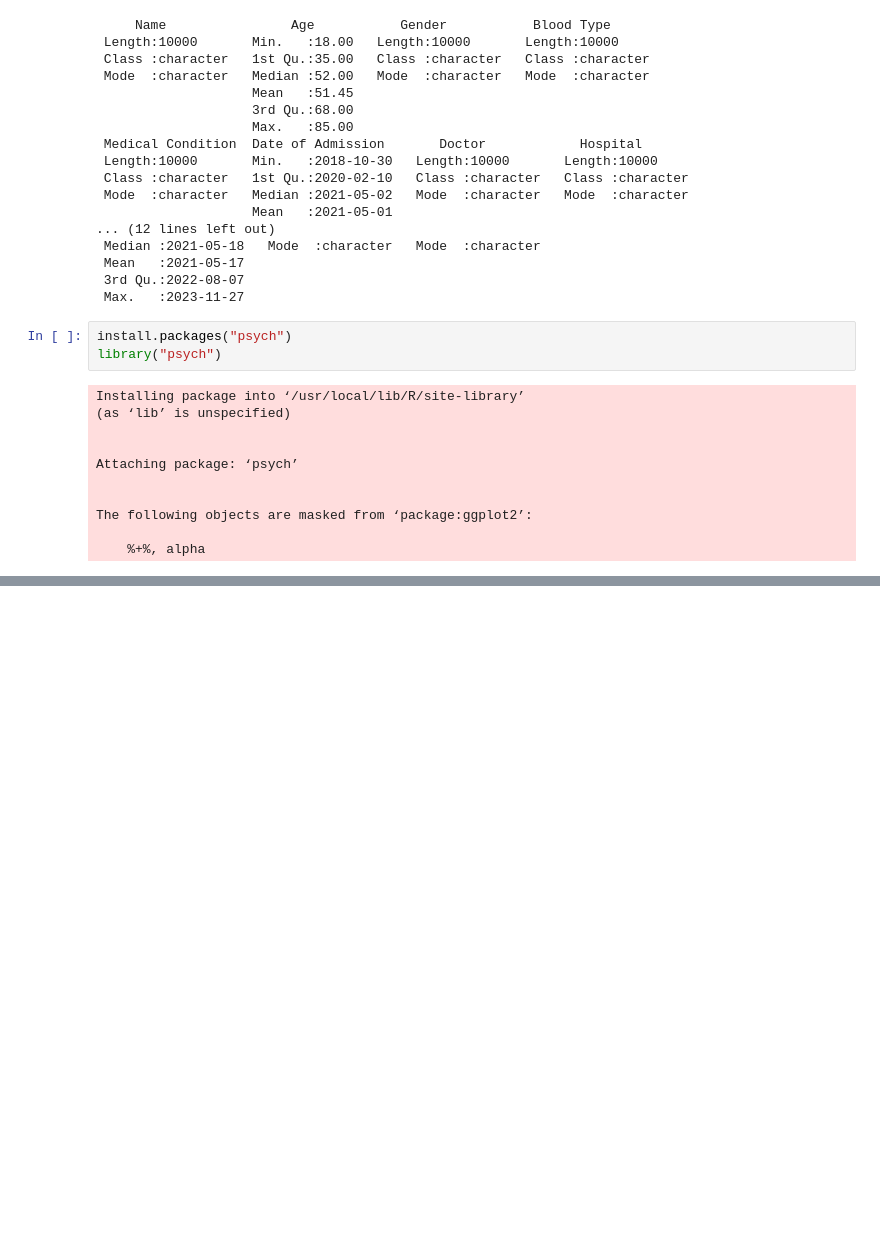
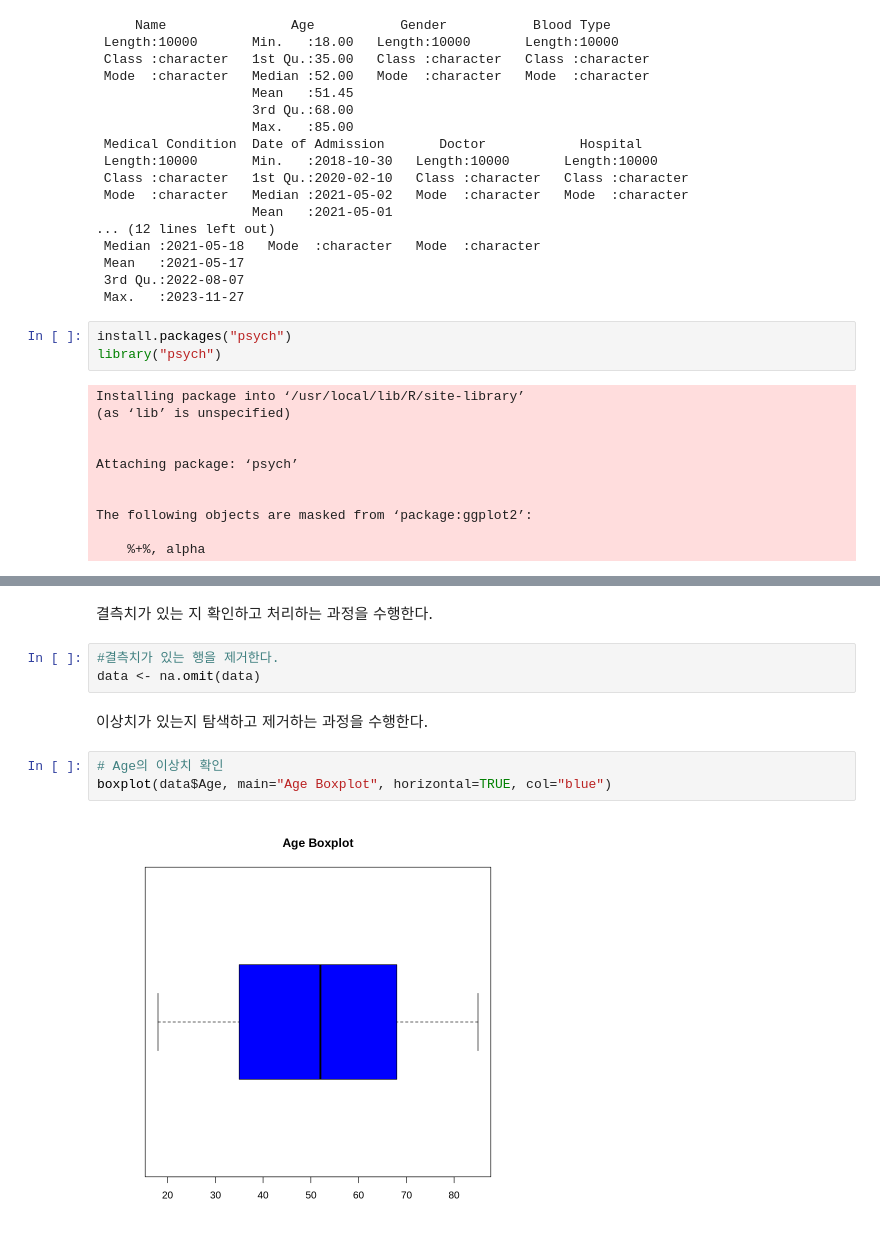
Before and after one commit to osohyun0224/BigData-Final-Project, a Jupyter notebook: MedicalData_Analyze.ipynb, the cells around one changed output, grey strips where cells are left out. Saved outputs shown, nothing was run; the diff lists cells and outputs as text; blank space fills up the shorter version.

```diff
--- a/MedicalData_Analyze.ipynb
+++ b/MedicalData_Analyze.ipynb
@@ -145,0 +166,12 @@ A psych: 15 × 13
+# %% [markdown]
+결측치가 있는 지 확인하고 처리하는 과정을 수행한다.
+# %%
+#결측치가 있는 행을 제거한다.
+data <- na.omit(data)
+# %% [markdown]
+이상치가 있는지 탐색하고 제거하는 과정을 수행한다.
+# %%
+# Age의 이상치 확인
+boxplot(data$Age, main="Age Boxplot", horizontal=TRUE, col="blue")
+# %% [output]
+[figure, added]
```
Also changed, not shown: parts of 2 cells of this notebook.
